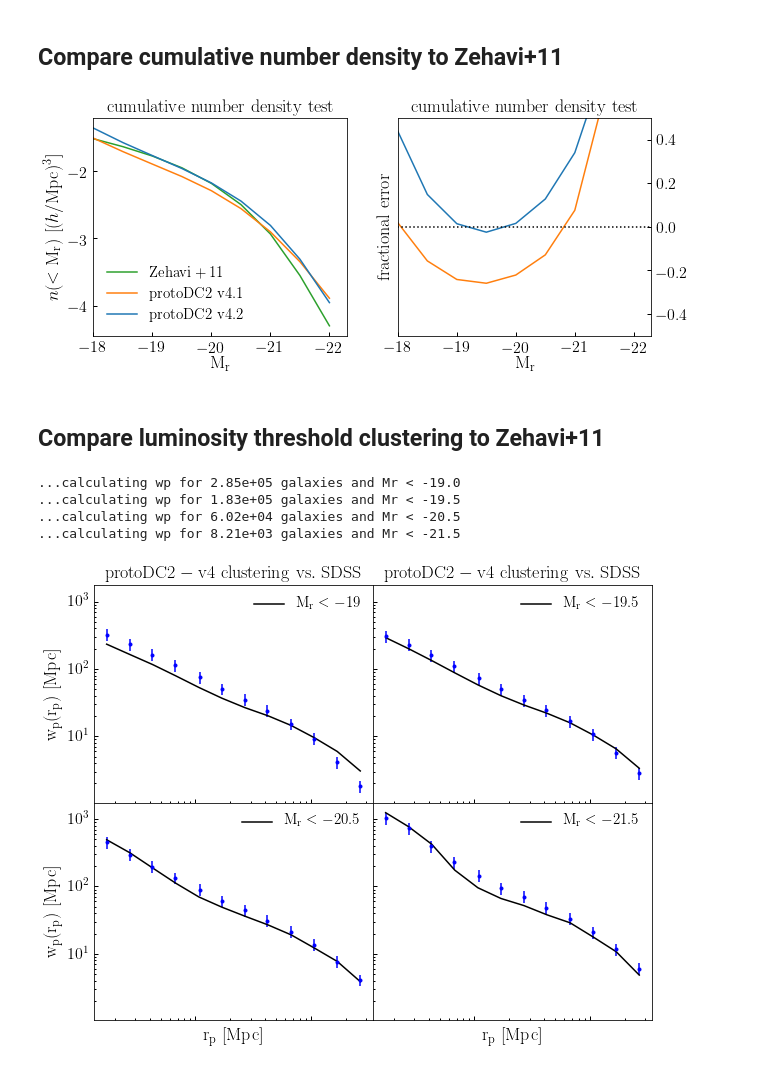
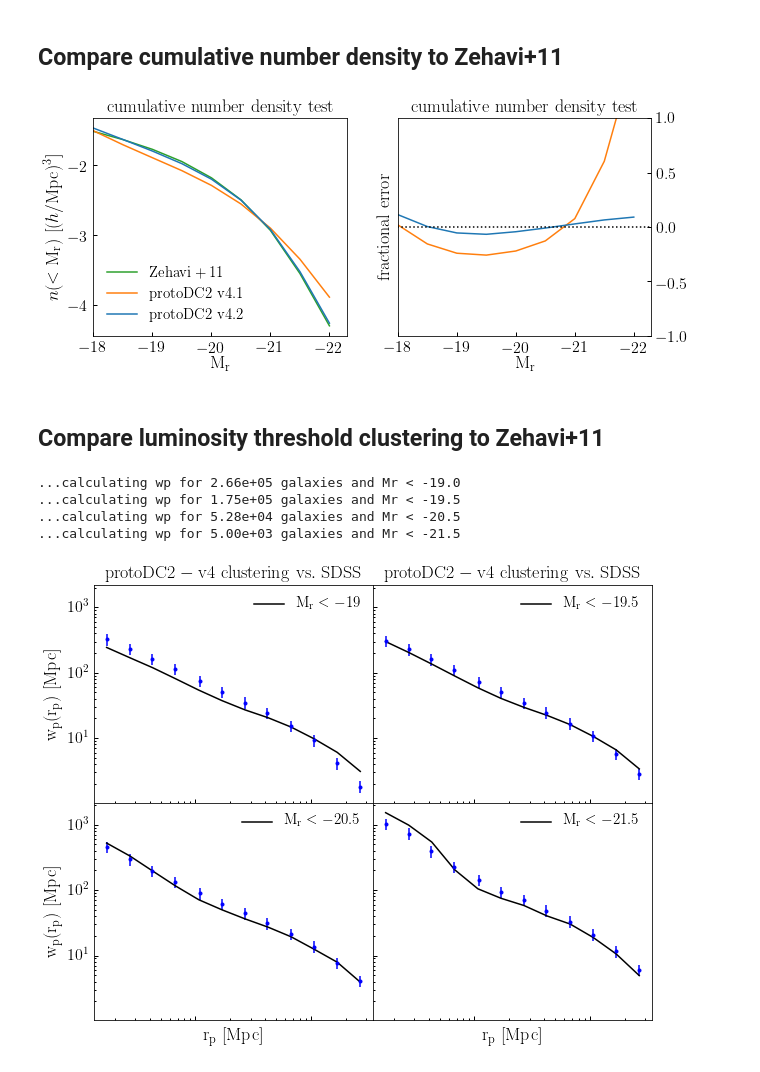
Before and after one commit to LSSTDESC/cosmodc2, a Jupyter notebook: notebooks/v4_mr_mstar_calibration_snapshots.ipynb, the cells around one changed output. Cells and saved outputs as stored; diff of their text form; code cells hidden in the pictures.

```diff
--- a/notebooks/v4_mr_mstar_calibration_snapshots.ipynb
+++ b/notebooks/v4_mr_mstar_calibration_snapshots.ipynb
@@ -67,7 +67,7 @@ from cosmodc2.sdss_colors.analytical_magr import magr_monte_carlo2
 mock['new_um_mag_r_rest'] = magr_monte_carlo2(mock['new_mstar'], mock['redshift'],
                 slope_boost_table=[0, 0.1, 0.2],
                 boost_table=[0, -0.5, -1, -1.25],
-                beta_z0=3., magr_at_m1_z0=-20.25)
+                beta_z0=2.85, magr_at_m1_z0=-20.2, gamma=2.25)
 # %%
 logsm_bins = np.linspace(9, 12.5, 25)
 logsm_mids = 0.5*(logsm_bins[:-1] + logsm_bins[1:])
@@ -122,35 +122,35 @@ cumnd_pdc2_v4p2 = cumulative_nd(mock['new_um_mag_r_rest'],
 cumnd_pdc2_v4p1 = cumulative_nd(mock['um_mag_r_rest'],
                            volume_v4, protoDC2_littleh, lumthresh_h1p0)
 
 fig, (ax1, ax2) = plt.subplots(1, 2, figsize=(10, 4), sharex=True)
 
 __=ax1.plot(lumthresh_h1p0, np.log10(cumnd_sdss), label=r'${\rm Zehavi+11}$', color=mgreen)
 __=ax1.plot(lumthresh_h1p0, np.log10(cumnd_pdc2_v4p1),
             label=r'${\rm protoDC2\ v4.1}$', color=morange)
 __=ax1.plot(lumthresh_h1p0, np.log10(cumnd_pdc2_v4p2),
             label=r'${\rm protoDC2\ v4.2}$', color=mblue)
 
 fracdiff_pdc2_v4p1 = (cumnd_pdc2_v4p1 - cumnd_sdss)/cumnd_sdss
 fracdiff_pdc2_v4p2 = (cumnd_pdc2_v4p2 - cumnd_sdss)/cumnd_sdss
 
 __=ax2.plot(lumthresh_h1p0, fracdiff_pdc2_v4p1,
             label=r'${\rm protoDC2\ v4.1}$', color=morange)
 __=ax2.plot(lumthresh_h1p0, fracdiff_pdc2_v4p2,
             label=r'${\rm protoDC2\ v4.2}$', color=mblue)
 __=ax2.plot(np.linspace(-100, 100, 100), np.zeros(100), ':', color='k')
 
 legend = ax1.legend()
 xlabel = ax1.set_xlabel(r'${\rm M_{r}}$')
 xlabel2 = ax2.set_xlabel(r'${\rm M_{r}}$')
 ylabel2 = ax2.set_ylabel(r'${\rm fractional\ error}$')
 ylabel = ax1.set_ylabel(r'$n(<{\rm M_r})\ [(h/{\rm Mpc})^3]$')
 title1 = ax1.set_title(r'${\rm cumulative\ number\ density\ test}$')
 title2 = ax2.set_title(r'${\rm cumulative\ number\ density\ test}$')
 ax2.yaxis.tick_right()
 xlim1 = ax1.set_xlim(-18, -22.3)
-ylim2 = ax2.set_ylim(-0.5, 0.5)
+ylim2 = ax2.set_ylim(-1, 1)
 # %% [output]
-[figure, old version]
+[figure, new version]
 # %% [markdown]
 ## Compare luminosity threshold clustering to Zehavi+11
 # %%
@@ -169,10 +169,10 @@ rp_mids, wp_v4_20p5 = zehavi_wp(x, y, z, vz,
 rp_mids, wp_v4_21p5 = zehavi_wp(x, y, z, vz,
             period, magr, -21.5, protoDC2_littleh)
 # %% [output]
-...calculating wp for 2.85e+05 galaxies and Mr < -19.0
-...calculating wp for 1.83e+05 galaxies and Mr < -19.5
-...calculating wp for 6.02e+04 galaxies and Mr < -20.5
-...calculating wp for 8.21e+03 galaxies and Mr < -21.5
+...calculating wp for 2.66e+05 galaxies and Mr < -19.0
+...calculating wp for 1.75e+05 galaxies and Mr < -19.5
+...calculating wp for 5.28e+04 galaxies and Mr < -20.5
+...calculating wp for 5.00e+03 galaxies and Mr < -21.5
 # %%
 from cosmodc2.sdss_colors.sdss_measurements import rp as rp_zehavi
 from cosmodc2.sdss_colors import zehavi11_clustering
@@ -225,4 +225,4 @@ ylabel3 = ax3.set_ylabel(r'${\rm w_p(r_p)\ [Mpc]}$')
 __=ax1.set_xticklabels([''])
 __=ax2.set_xticklabels([''])
 # %% [output]
-[figure, old version]
+[figure, new version]
```
Also changed, not shown: parts of 1 cell of this notebook, 1 other file.
